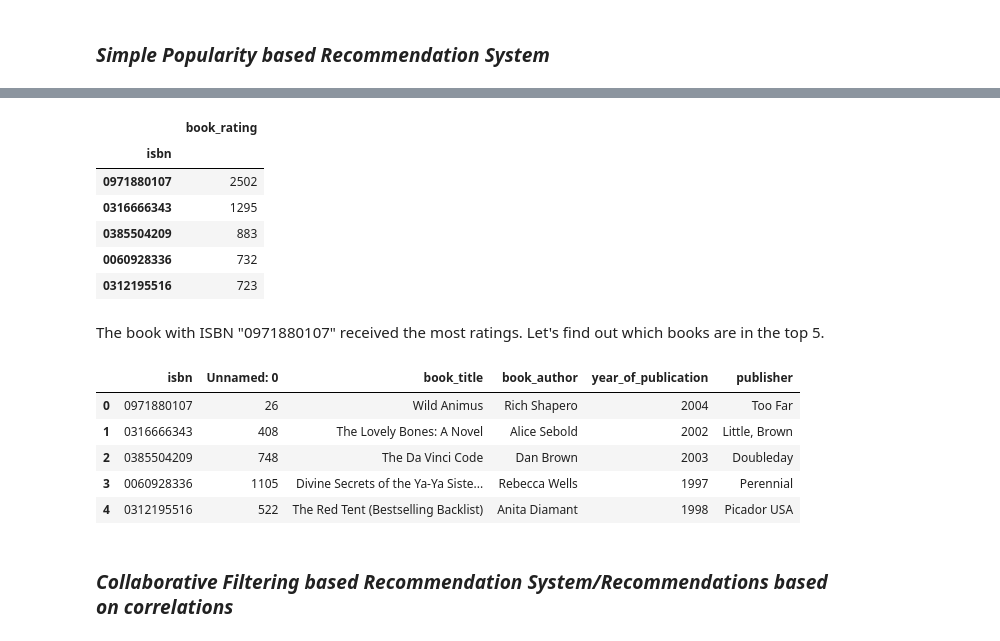
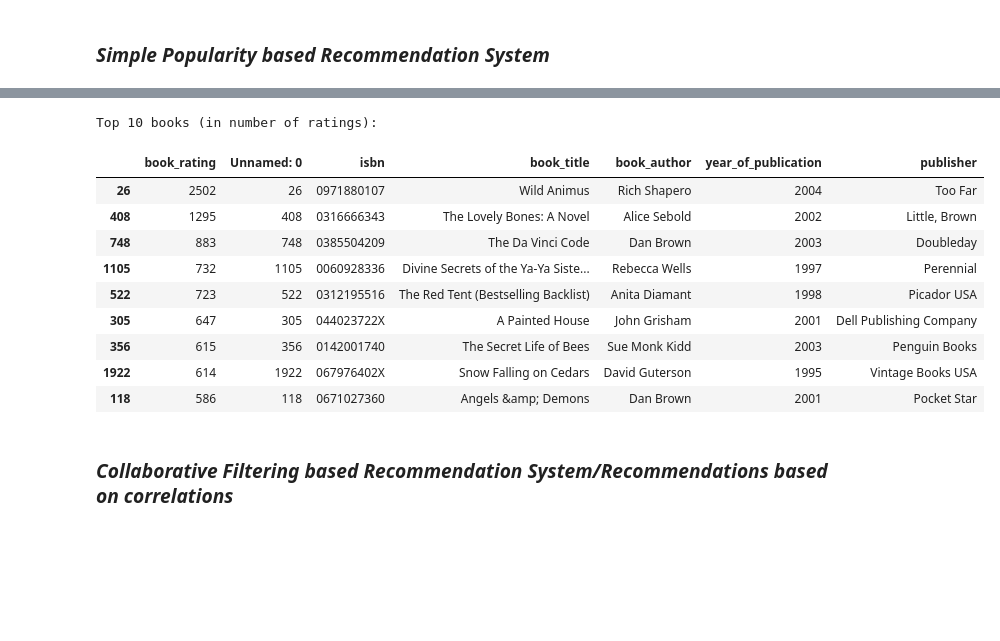
Before and after one commit to SophieHubert/Recommended-Reading, a Jupyter notebook: Working/03 - Recommendation .ipynb, the cells around one changed output, grey strips where cells are left out. Saved outputs shown, nothing was run; the diff lists cells and outputs as text; code cells hidden in the pictures; blank space fills up the shorter version.

```diff
--- a/Working/03 - Recommendation .ipynb
+++ b/Working/03 - Recommendation .ipynb
@@ -234,27 +260,20 @@ Top 10 books:
 # %%
 rating_count = pd.DataFrame(ratings.groupby('isbn')['book_rating'].count())
-rating_count.sort_values('book_rating', ascending=False).head(5)
+top10_most_rated = rating_count.sort_values('book_rating', ascending=False).head(10)
+print ("Top 10 books (in number of ratings):")
+top10_most_rated.merge(books, left_index = True, right_on = 'isbn')
 # %% [output]
+Top 10 books (in number of ratings):
-|  | book_rating |
-| isbn |  |
-| 0971880107 | 2502 |
-| 0316666343 | 1295 |
-| 0385504209 | 883 |
-| 0060928336 | 732 |
-| 0312195516 | 723 |
+|  | book_rating | Unnamed: 0 | isbn | book_title | book_author | year_of_publication | publisher |
+| 26 | 2502 | 26 | 0971880107 | Wild Animus | Rich Shapero | 2004 | Too Far |
+| 408 | 1295 | 408 | 0316666343 | The Lovely Bones: A Novel | Alice Sebold | 2002 | Little, Brown |
+| 748 | 883 | 748 | 0385504209 | The Da Vinci Code | Dan Brown | 2003 | Doubleday |
+| 1105 | 732 | 1105 | 0060928336 | Divine Secrets of the Ya-Ya Siste... | Rebecca Wells | 1997 | Perennial |
+| 522 | 723 | 522 | 0312195516 | The Red Tent (Bestselling Backlist) | Anita Diamant | 1998 | Picador USA |
+| 305 | 647 | 305 | 044023722X | A Painted House | John Grisham | 2001 | Dell Publishing Company |
+| 356 | 615 | 356 | 0142001740 | The Secret Life of Bees | Sue Monk Kidd | 2003 | Penguin Books |
+| 1922 | 614 | 1922 | 067976402X | Snow Falling on Cedars | David Guterson | 1995 | Vintage Books USA |
+| 118 | 586 | 118 | 0671027360 | Angels &amp; Demons | Dan Brown | 2001 | Pocket Star |
-# %% [markdown]
-The book with ISBN "0971880107" received the most ratings. Let's find out which books are in the top 5.
-# %%
-top_rated_books = pd.DataFrame(['0971880107', '0316666343', '0385504209', '0060928336', '0312195516'], index=np.arange(5), columns = ['isbn'])
-top_rated_books_5 = pd.merge(top_rated_books, books, on='isbn')
-top_rated_books_5
-# %% [output]
-|  | isbn | Unnamed: 0 | book_title | book_author | year_of_publication | publisher |
-| 0 | 0971880107 | 26 | Wild Animus | Rich Shapero | 2004 | Too Far |
-| 1 | 0316666343 | 408 | The Lovely Bones: A Novel | Alice Sebold | 2002 | Little, Brown |
-| 2 | 0385504209 | 748 | The Da Vinci Code | Dan Brown | 2003 | Doubleday |
-| 3 | 0060928336 | 1105 | Divine Secrets of the Ya-Ya Siste... | Rebecca Wells | 1997 | Perennial |
-| 4 | 0312195516 | 522 | The Red Tent (Bestselling Backlist) | Anita Diamant | 1998 | Picador USA |
 # %% [markdown]
 ### _Collaborative Filtering based Recommendation System/Recommendations based on correlations_
 # %%
```
Also changed, not shown: parts of 104 cells of this notebook, 3 other files.
